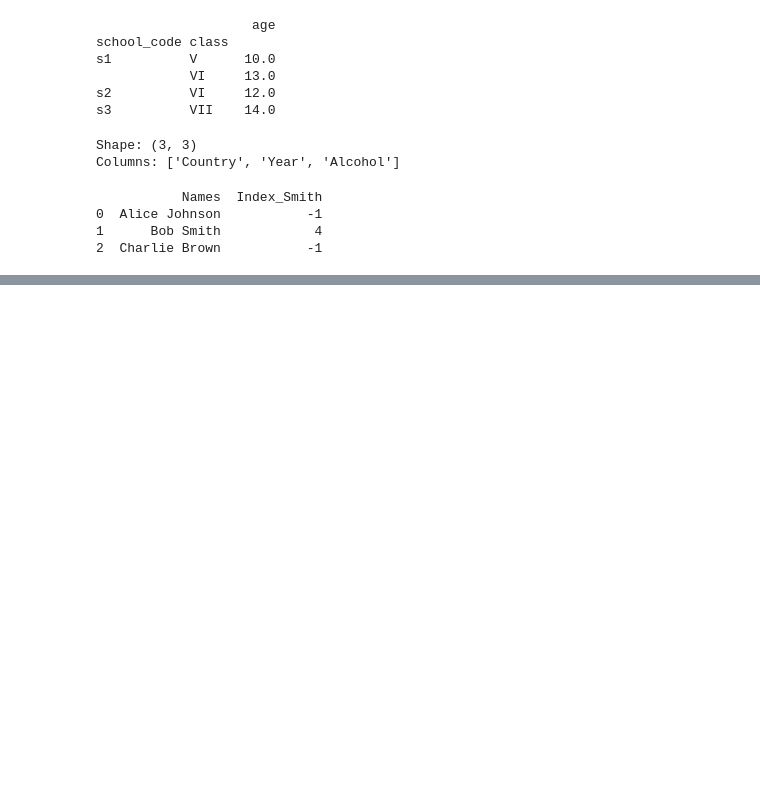
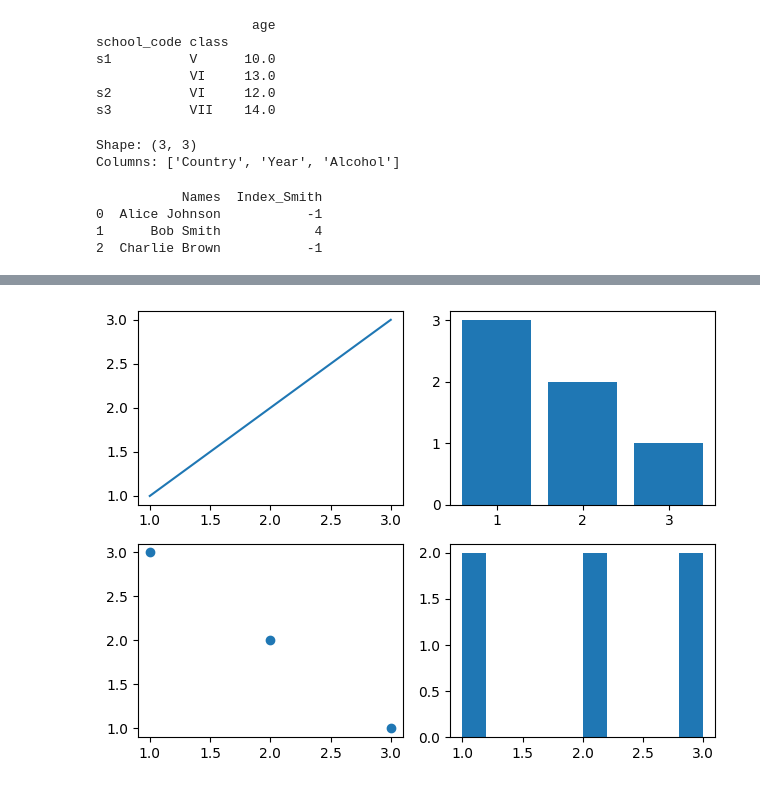
Before and after one commit to monika953/query-processing-lab, a Jupyter notebook: Untitled0.ipynb, the cells around one changed output, grey strips where cells are left out. Saved outputs shown, nothing was run; the diff lists cells and outputs as text; code cells hidden in the pictures; blank space fills up the shorter version.

```diff
--- a/Untitled0.ipynb
+++ b/Untitled0.ipynb
@@ -328,0 +392,12 @@ print(df)
+# %%
+fig, axs = plt.subplots(2,2)
+
+axs[0,0].plot([1,2,3],[1,2,3])
+axs[0,1].bar([1,2,3],[3,2,1])
+axs[1,0].scatter([1,2,3],[3,2,1])
+axs[1,1].hist([1,2,3,1,2,3])
+
+plt.tight_layout()
+plt.show()
+# %% [output]
+[figure, added]
```
Also changed, not shown: parts of 18 cells of this notebook.
